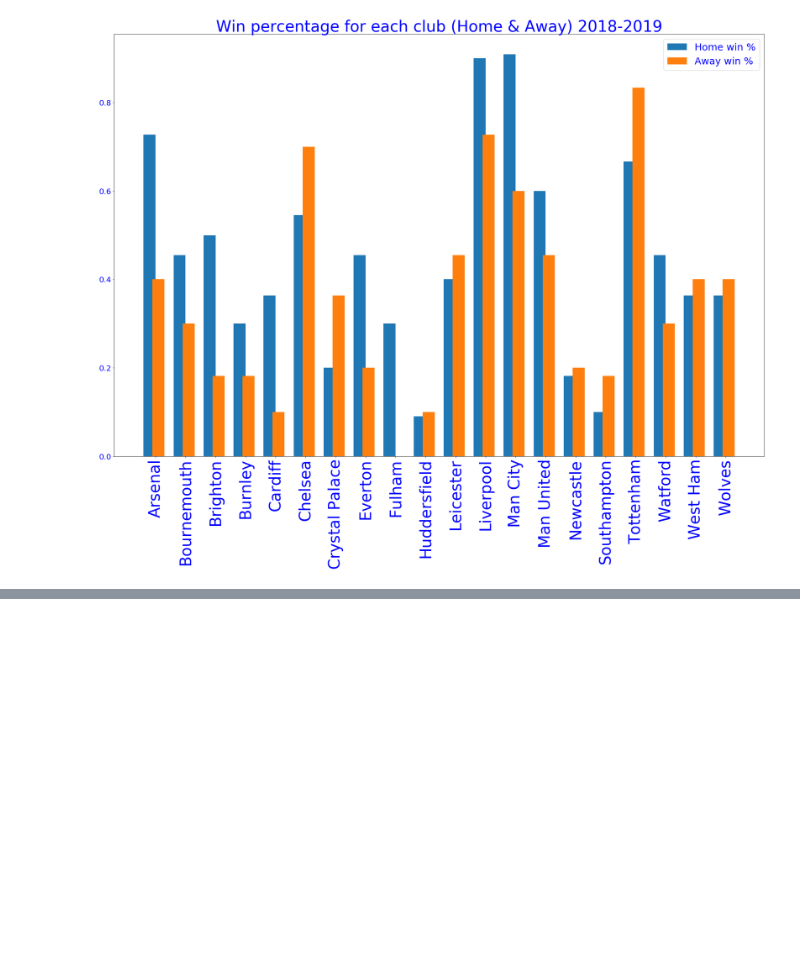
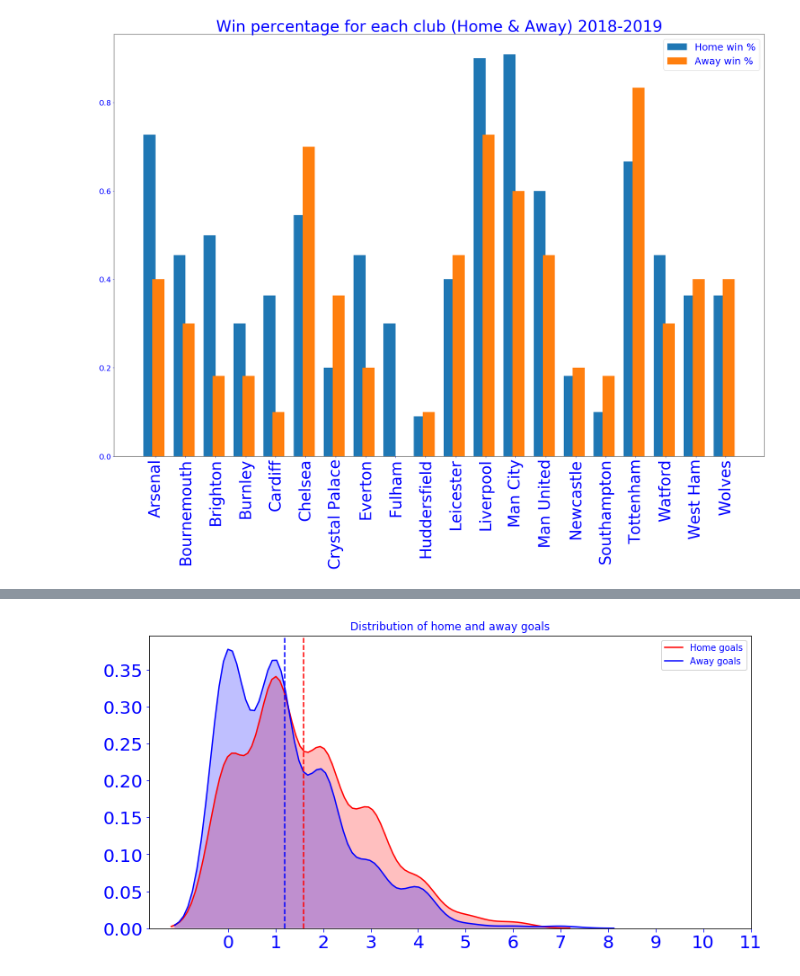
Before and after one commit to Panda06/footballDataAnalysis, a Jupyter notebook: clean_and_visual_data.ipynb, the cells around one changed output, grey strips where cells are left out. Cells and saved outputs as stored; diff of their text form; code cells hidden in the pictures; blank space fills up the shorter version.

```diff
--- a/clean_and_visual_data.ipynb
+++ b/clean_and_visual_data.ipynb
@@ -105,0 +123,4 @@ xg_table_2017.head(6)
+# %%
+plot_home_away_goals(table_2016)
+# %% [output]
+[figure, added]
```
Also changed, not shown: parts of 17 cells of this notebook.
